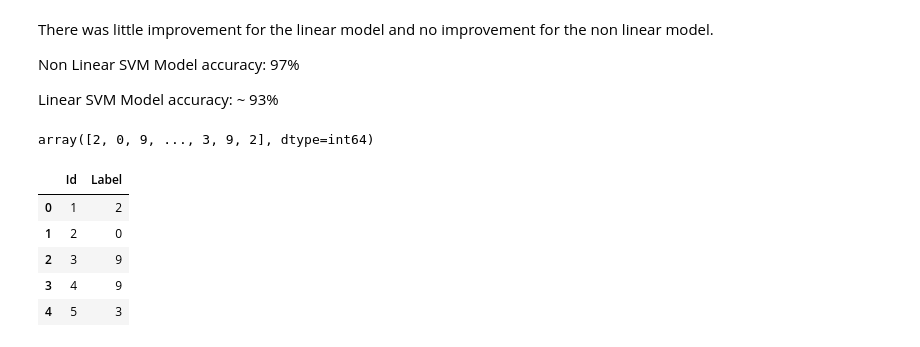
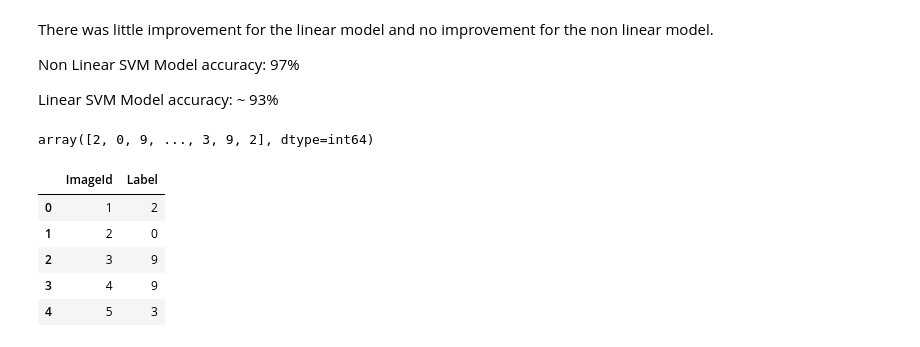
Before and after one commit to SmogJ/Kaggle-Competition---Digit-Recognizer, a Jupyter notebook: 1st-SVM-model-notebook.ipynb, the cells around one changed output. Drawn from its saved outputs; the diff is of its cells as text; code cells hidden in the pictures.

```diff
--- a/1st-SVM-model-notebook.ipynb
+++ b/1st-SVM-model-notebook.ipynb
@@ -341,14 +341,14 @@ predictions
 # %% [output]
 array([2, 0, 9, ..., 3, 9, 2], dtype=int64)
 # %%
-submission_svm=pd.DataFrame({"Id": list(range(1,len(predictions)+1)),
+submission_svm=pd.DataFrame({"ImageId": list(range(1,len(predictions)+1)),
                          "Label": predictions})
 
-submission_svm.to_csv("submission.csv", index=False, header=True)
+submission_svm.to_csv("submission_svm.csv", index=False, header=True)
 
 submission_svm.head()
 # %% [output]
-|  | Id | Label |
+|  | ImageId | Label |
 | 0 | 1 | 2 |
 | 1 | 2 | 0 |
 | 2 | 3 | 9 |
```
